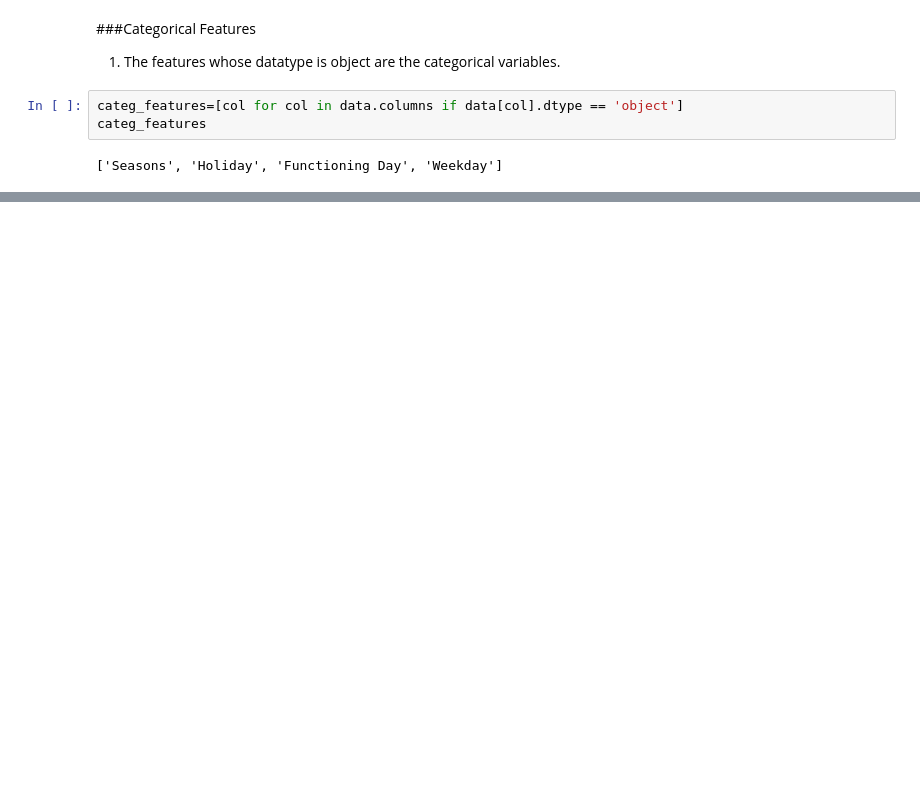
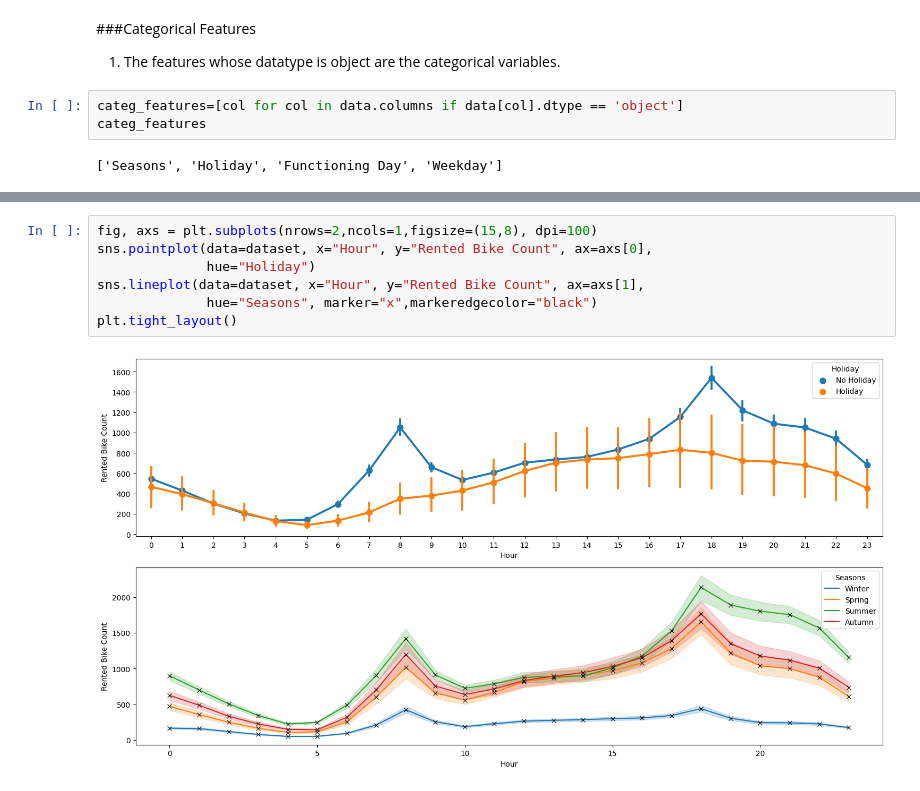
Before and after one commit to shu-nya/Bike-Sharing-Demand-Prediction, a Jupyter notebook: Bike_Sharing_Demand_Prediction.ipynb, the cells around one changed output, grey strips where cells are left out. Saved outputs shown, nothing was run; the diff lists cells and outputs as text; blank space fills up the shorter version.

```diff
--- a/Bike_Sharing_Demand_Prediction.ipynb
+++ b/Bike_Sharing_Demand_Prediction.ipynb
@@ -248,0 +363,9 @@ categ_features
+# %%
+fig, axs = plt.subplots(nrows=2,ncols=1,figsize=(15,8), dpi=100)
+sns.pointplot(data=dataset, x="Hour", y="Rented Bike Count", ax=axs[0],
+              hue="Holiday")
+sns.lineplot(data=dataset, x="Hour", y="Rented Bike Count", ax=axs[1],
+              hue="Seasons", marker="x",markeredgecolor="black")
+plt.tight_layout()
+# %% [output]
+[figure, added]
```
Also changed, not shown: parts of 46 cells of this notebook.
